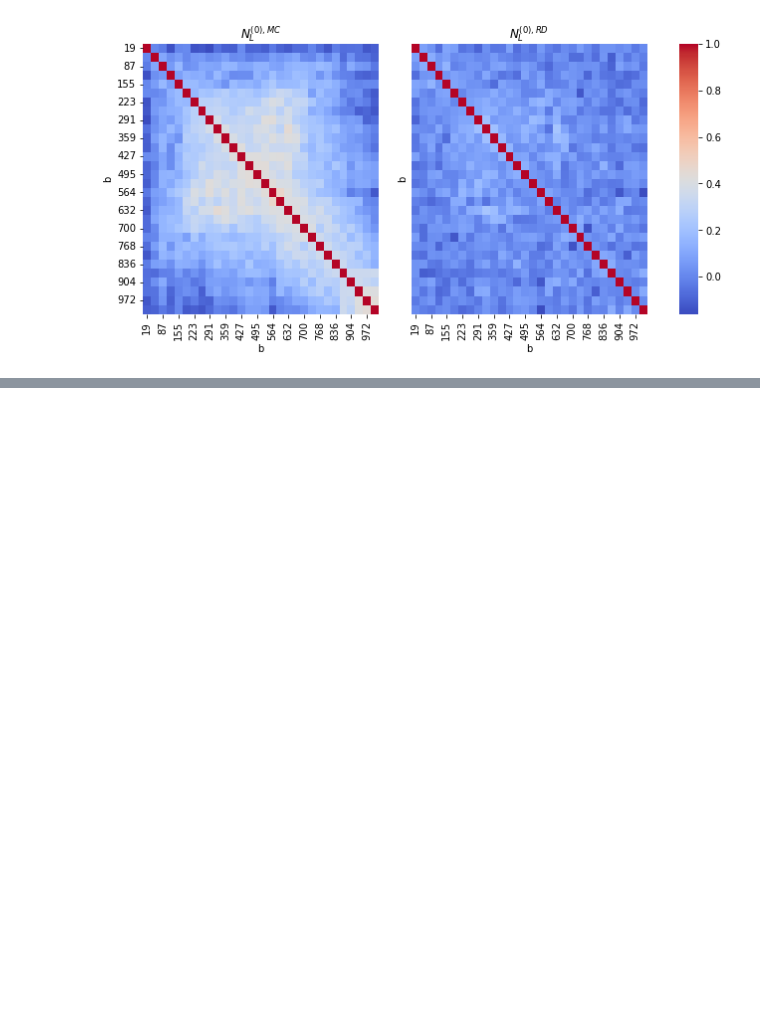
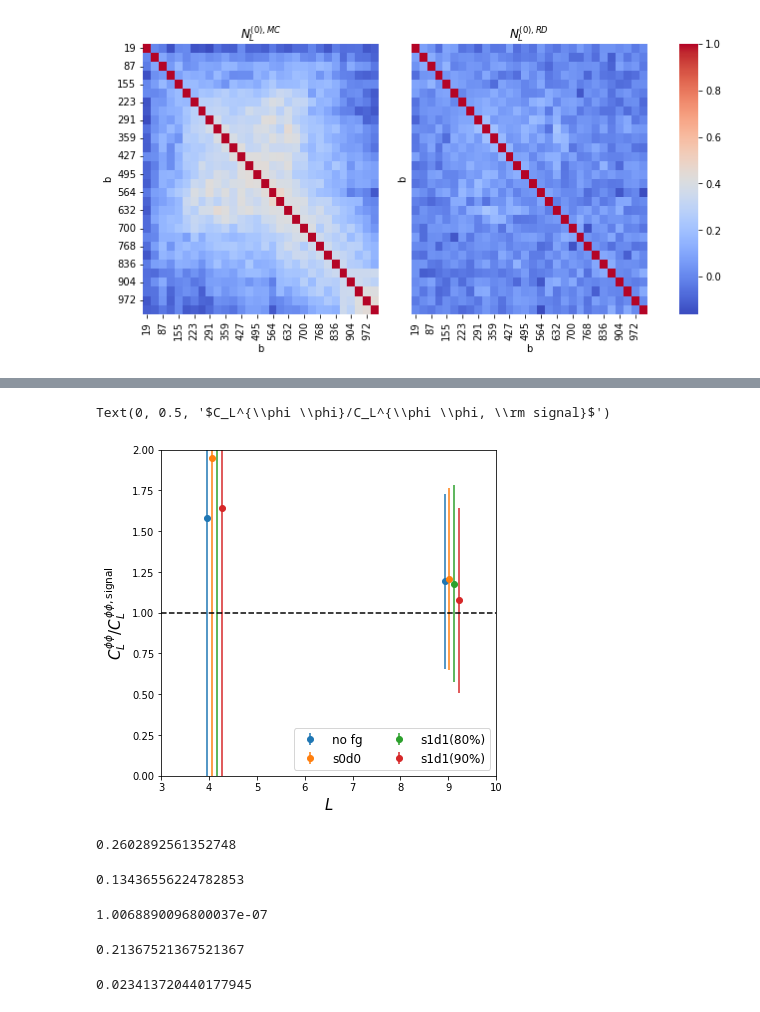
Before and after one commit to antolonappan/dell, a Jupyter notebook: Notebooks/reconstruction.ipynb, the cells around one changed output, grey strips where cells are left out. Drawn from its saved outputs; the diff is of its cells as text; code cells hidden in the pictures; blank space fills up the shorter version.

```diff
--- a/Notebooks/reconstruction.ipynb
+++ b/Notebooks/reconstruction.ipynb
@@ -72,0 +90,35 @@ Data Loaded from file
+# %%
+plt.figure(figsize=(6,6))
+plt.axhline(1,ls='--',color='k')
+plt.errorbar(B, CL_arr_nofg.mean(0)/fid, yerr=CL_arr_nofg.std(0)/fid, fmt='o',label='no fg')
+plt.errorbar(B+.1, CL_arr_fg1.mean(0)/fid, yerr=CL_arr_fg1.std(0)/fid, fmt='o',label='s0d0')
+plt.errorbar(B+.2, CL_arr_fg2.mean(0)/fid, yerr=CL_arr_fg2.std(0)/fid, fmt='o',label = 's1d1(80%)')
+plt.errorbar(B+.3, CL_arr_fg3.mean(0)/fid, yerr=CL_arr_fg3.std(0)/fid, fmt='o',label = 's1d1(90%)')
+plt.xlim(3,10)
+plt.ylim(0,2)
+plt.legend(fontsize=12,loc='lower right',ncol=2)
+plt.xlabel(r'$L$',fontsize=15)
+plt.ylabel(r'$C_L^{\phi \phi}/C_L^{\phi \phi, \rm signal}$',fontsize=15)
+# %% [output]
+Text(0, 0.5, '$C_L^{\\phi \\phi}/C_L^{\\phi \\phi, \\rm signal}$')
+[figure, added]
+# %%
+(CL_arr_fg3.mean(axis=0)[0]- fid[0])/CL_arr_fg3.std(axis=0)[0]
+# %% [output]
+0.2602892561352748
+# %%
+(CL_arr_fg3.mean(axis=0)[1]- fid[1])/CL_arr_fg3.std(axis=0)[1]
+# %% [output]
+0.13436556224782853
+# %%
+CL_arr_fg3.mean(0)[1]
+# %% [output]
+1.0068890096800037e-07
+# %%
+.005/0.0234
+# %% [output]
+0.21367521367521367
+# %%
+1/42.71
+# %% [output]
+0.023413720440177945
```
Also changed, not shown: parts of 9 cells of this notebook, 16 other files.
